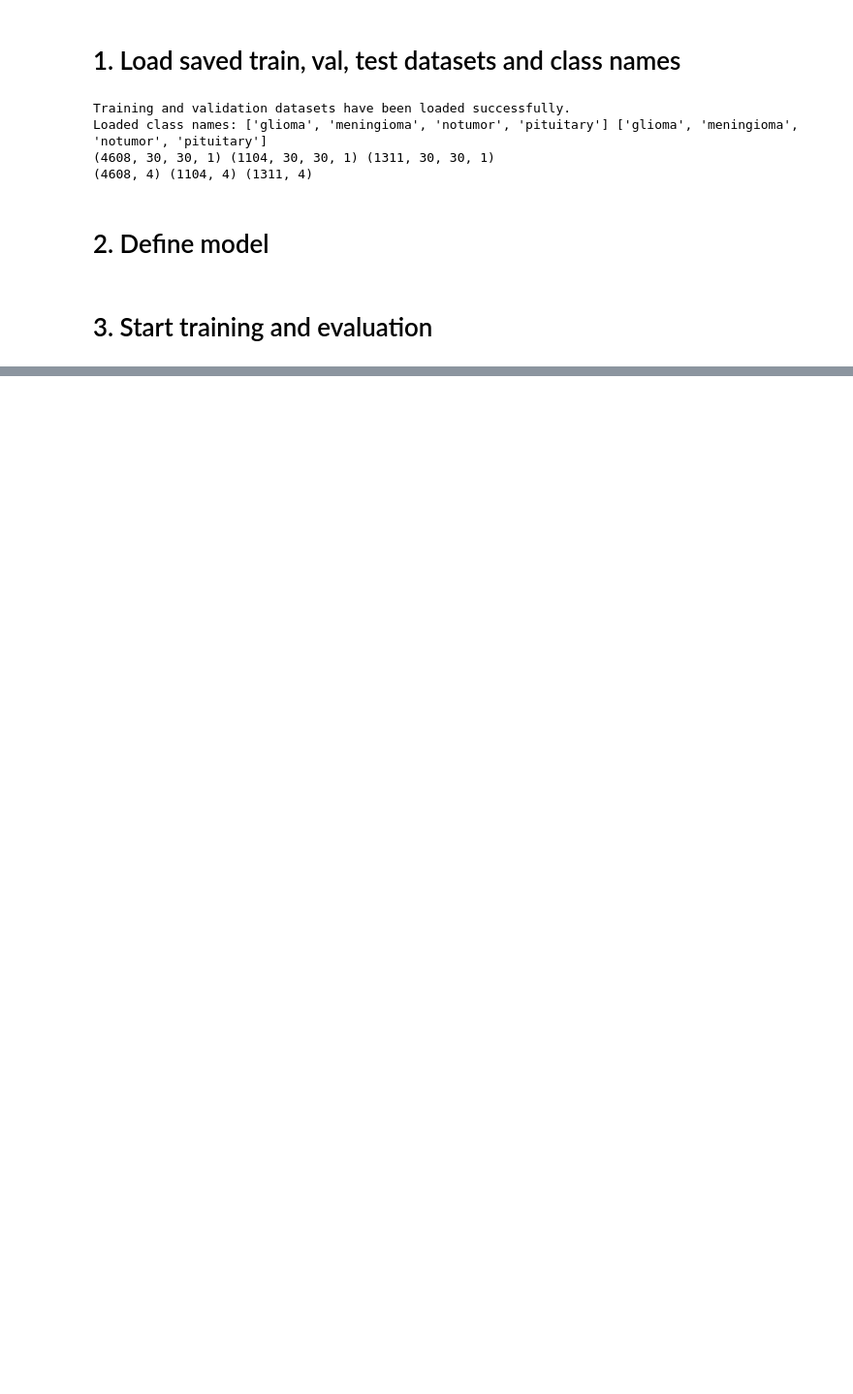
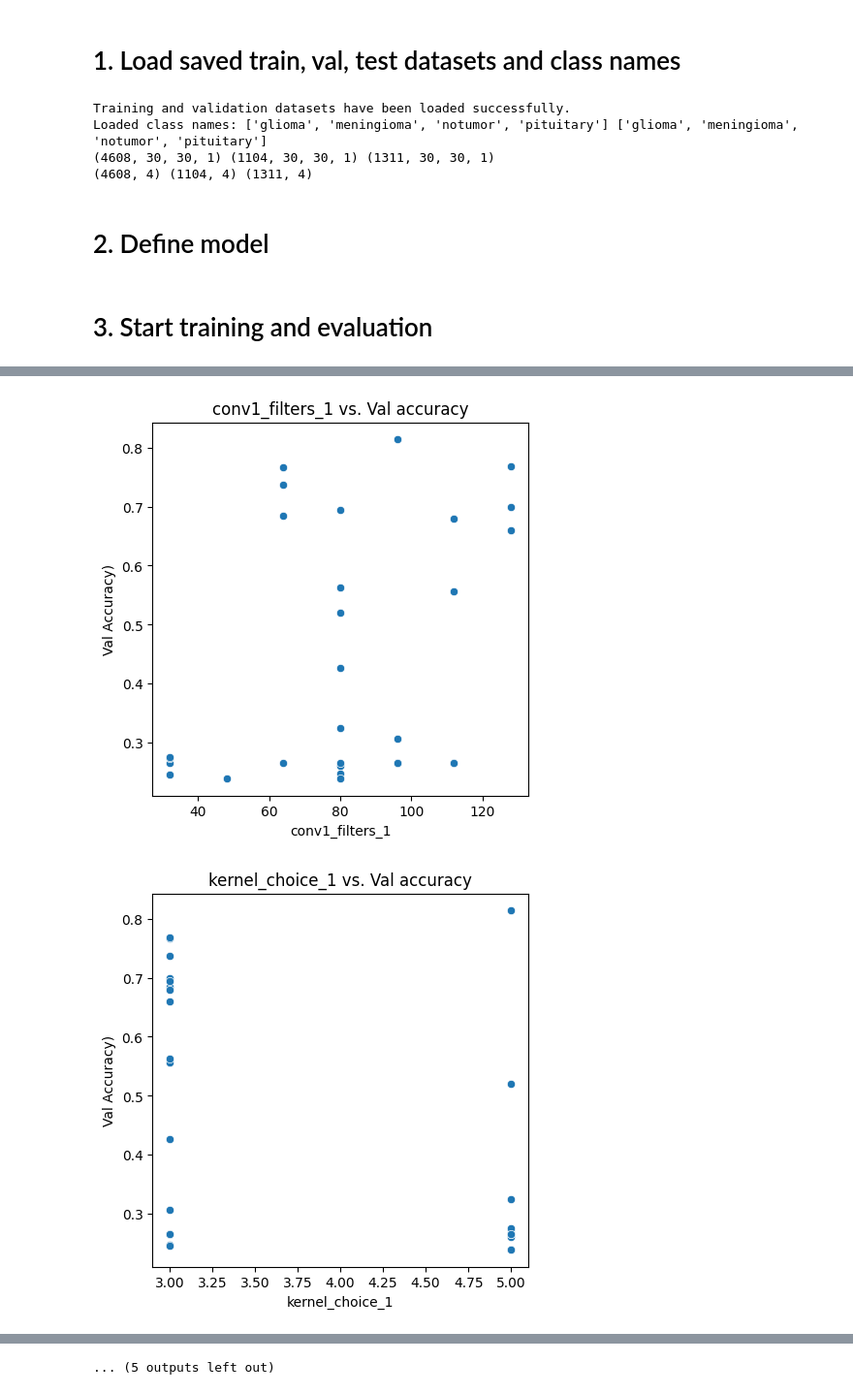
Before and after one commit to Tinus1424/braintumor, a Jupyter notebook: Training_and_evaluation_notebook.ipynb, the cells around one changed output, grey strips where cells are left out. Shown at 97% size. Cells and saved outputs as stored; diff of their text form; code cells hidden in the pictures; blank space fills up the shorter version.

Commit message:
Add baseline code for hyperparameter tuning: best val accuracy is 81.43

```diff
--- a/Training_and_evaluation_notebook.ipynb
+++ b/Training_and_evaluation_notebook.ipynb
@@ -114,0 +203,17 @@ Epoch 10/10
+# %%
+trials = tuner.oracle.trials
+
+results = []
+
+for id, trial in trials.items():
+    t = trial.hyperparameters.values.copy()
+    t["val_accuracy"] = trial.metrics.get_best_value("val_accuracy")
+    results.append(t)
+
+
+df_results = pd.DataFrame(results)
+
+df_results.to_csv(f'{project_name}.csv', index=False)
+
+
+tuner.results_summary()
@@ -114,0 +238,12 @@ Epoch 10/10
+# %%
+for column in df_results.columns:
+    if column != 'val_accuracy':
+        plt.figure(figsize=(5, 5))
+        sns.scatterplot(data=df_results, x=column, y='val_accuracy')
+        plt.title(f'{column} vs. Val accuracy')
+        plt.xlabel(column)
+        plt.ylabel('Val Accuracy)')
+        plt.show()
+# %% [output]
+[figure, added]
+[figure, added]
@@ -114,0 +260 @@ Epoch 10/10
+... (5 outputs left out)
```
Also changed, not shown: parts of 7 cells of this notebook, 1 other file.
